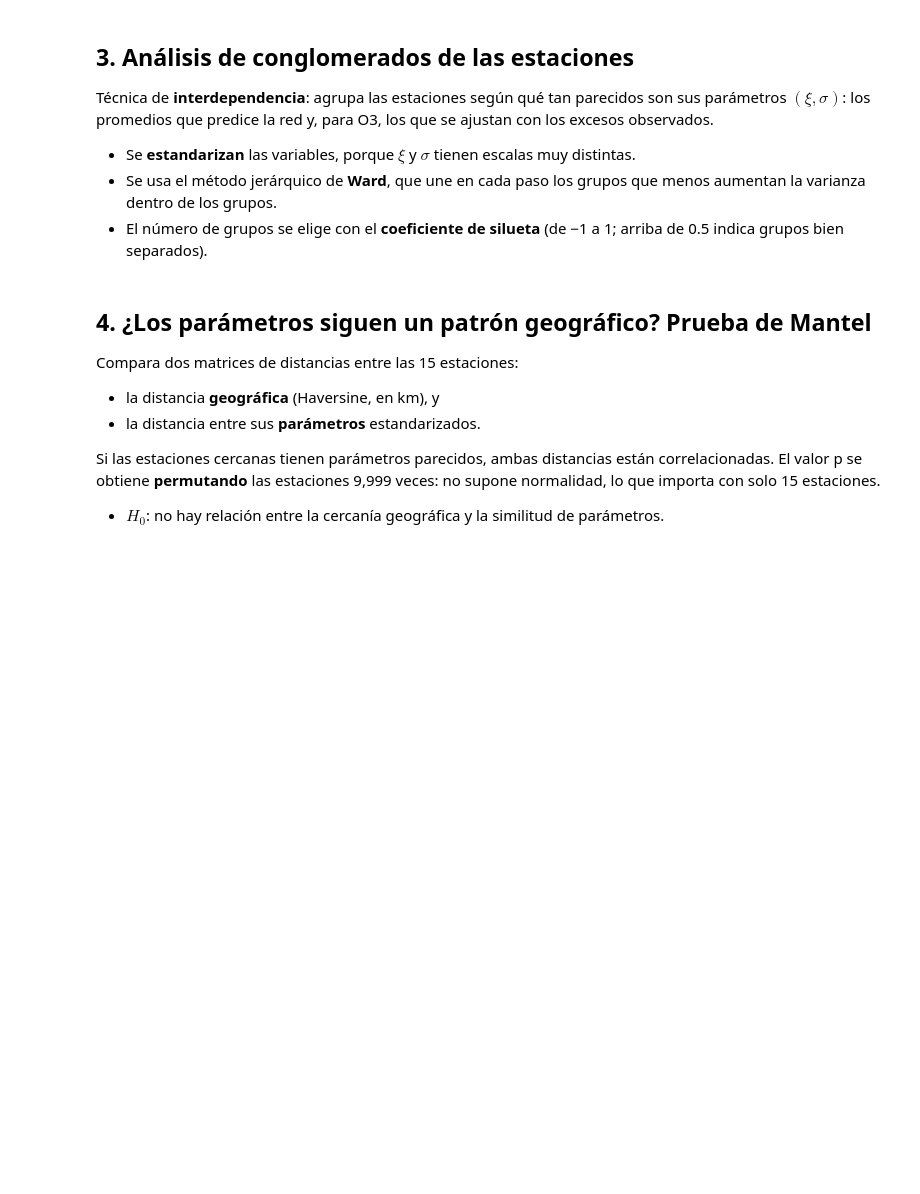
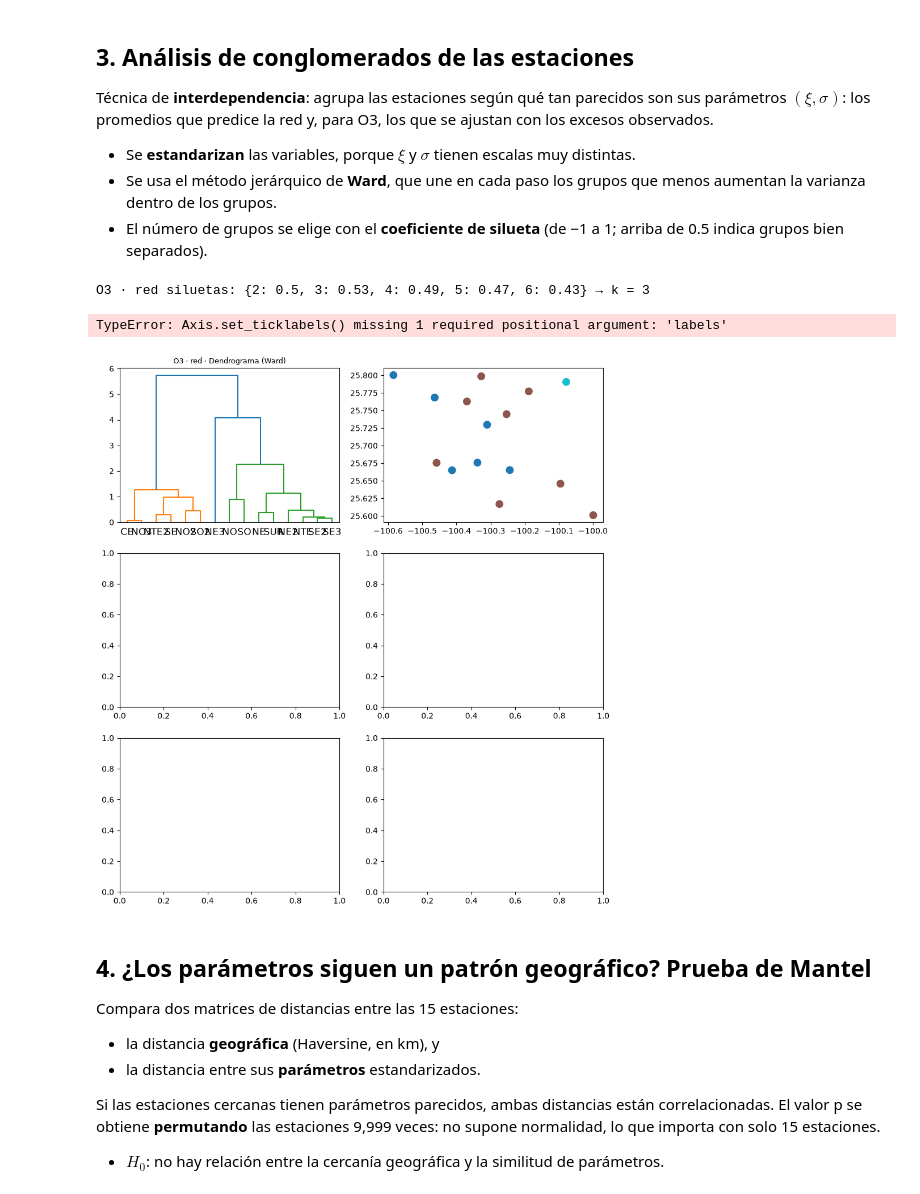
Before and after one commit to RicardoSalgadoB/MultiReto, a Jupyter notebook: notebooks/Etapa3_Analisis_Parametros.ipynb, the cells around one changed output. Drawn from its saved outputs; the diff is of its cells as text; code cells hidden in the pictures; blank space fills up the shorter version.

```diff
--- a/notebooks/Etapa3_Analisis_Parametros.ipynb
+++ b/notebooks/Etapa3_Analisis_Parametros.ipynb
@@ -143,33 +206,38 @@ COORDS = pd.DataFrame(
 # Tres conjuntos: parámetros de la red (O3 y SO2) y parámetros observados de O3
 # (en SO2 hay estaciones con menos de 30 excesos, así que no se puede ajustar en todas)
 CONJUNTOS = {
     "O3 · red":       ("O3",  ["xi_red", "sigma_red"]),
     "O3 · observado": ("O3",  ["xi_obs", "sigma_obs"]),
     "SO2 · red":      ("SO2", ["xi_red", "sigma_red"]),
 }
 grupos, matrices = {}, {}
 fig, ejes = plt.subplots(3, 2, figsize=(11, 12))
 for fila, (nombre, (var, cols)) in enumerate(CONJUNTOS.items()):
     t = comparacion[var].loc[COORDS.index, cols].astype(float)
     X = StandardScaler().fit_transform(t)
     matrices[nombre] = X
     Z = linkage(X, method="ward")
     sil = {k: silhouette_score(X, fcluster(Z, k, "maxclust")) for k in range(2, 7)}
     k = max(sil, key=sil.get)
     grupos[nombre] = pd.Series(fcluster(Z, k, "maxclust"), index=COORDS.index)
     print(nombre, "siluetas:", {kk: round(v, 2) for kk, v in sil.items()}, "→ k =", k)
 
     dendrogram(Z, labels=list(COORDS.index), ax=ejes[fila, 0], color_threshold=Z[-k + 1, 2])
     ejes[fila, 0].set_title(f"{nombre} · Dendrograma (Ward)", fontsize=9)
     eje = ejes[fila, 1]
     eje.scatter(COORDS.lon, COORDS.lat, c=grupos[nombre], cmap="tab10", s=80)
+    eje.set_xticklabels(fontsize=6)
     for est, (la, lo) in COORDS.iterrows():
         eje.annotate(est, (lo, la), xytext=(4, 4), textcoords="offset points", fontsize=7)
     eje.set_title(f"{nombre} · Grupos en el mapa", fontsize=9)
     eje.set_xlabel("Longitud"); eje.set_ylabel("Latitud")
 fig.tight_layout()
 fig.savefig(FIGURAS / "fig_conglomerados.png", dpi=300, bbox_inches="tight")
 plt.show()
+# %% [output]
+O3 · red siluetas: {2: 0.5, 3: 0.53, 4: 0.49, 5: 0.47, 6: 0.43} → k = 3
+TypeError: Axis.set_ticklabels() missing 1 required positional argument: 'labels'
+[figure, added]
 # %% [markdown]
 ## 4. ¿Los parámetros siguen un patrón geográfico? Prueba de Mantel
 Compara dos matrices de distancias entre las 15 estaciones:
```
Also changed, not shown: parts of 7 cells of this notebook, 9 other files.
